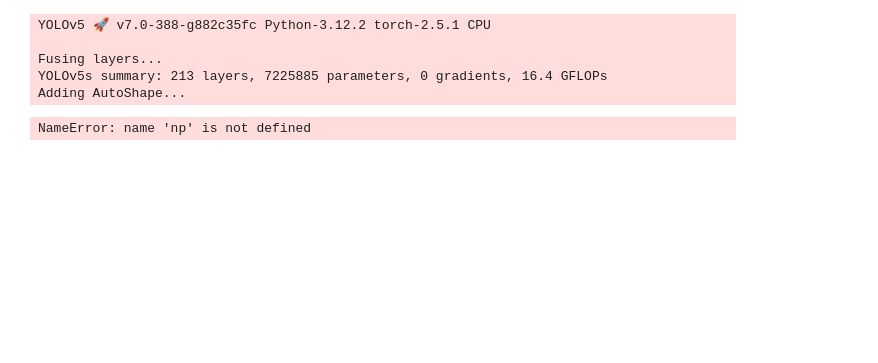
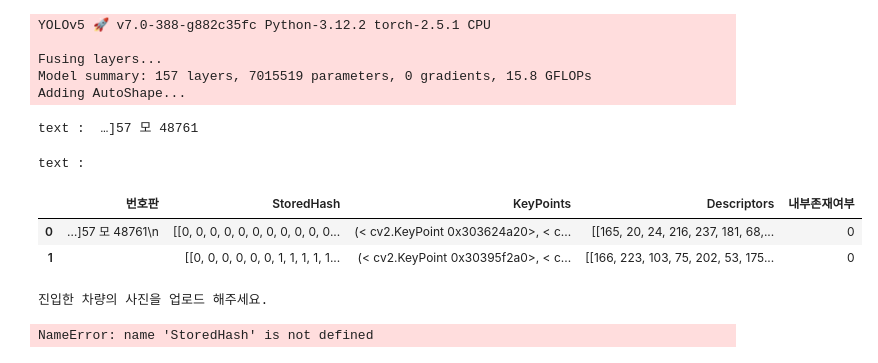
Before and after one commit to OpenSource3Team/fake-license-plate-detection, a Jupyter notebook: parking_program.ipynb, the cells around one changed output. Cells and saved outputs as stored; diff of their text form; code cells hidden in the pictures; blank space fills up the shorter version.

```diff
--- a/parking_program.ipynb
+++ b/parking_program.ipynb
@@ -1,6 +1,6 @@
 # %%
-# 필요 라이브러리 설치
-'''! pip install pytesseract
+'''# 필요 라이브러리 설치
+! pip install pytesseract
 ! pip install opencv-python-headless
 ! brew install tesseract-lang
 ! pip install matplotlib
@@ -26,13 +26,13 @@ pytesseract.pytesseract.tesseract_cmd = r'/opt/homebrew/bin/tesseract'
 
 
 # YOLOv5 모델 로드
-model_path = './yolov5s.pt'
+model_path = './best.pt'
 model = torch.hub.load('./yolov5', 'custom', path=model_path, source='local')
 # %% [output]
 YOLOv5 🚀 v7.0-388-g882c35fc Python-3.12.2 torch-2.5.1 CPU
 
 Fusing layers...
-YOLOv5s summary: 213 layers, 7225885 parameters, 0 gradients, 16.4 GFLOPs
+Model summary: 157 layers, 7015519 parameters, 0 gradients, 15.8 GFLOPs
 Adding AutoShape...
 # %%
 # 함수 선언
@@ -60,10 +60,7 @@ def imread(filename, flags=cv2.IMREAD_COLOR, dtype=np.uint8, resize_dim=(800, 60
 
 # 1. 번호판 인식 & 비교
 
-def detecting_car_plate(image) :
-    # 이미지 불러오기
-    img = cv2.imread(image)
-
+def detecting_car_plate(img) :
     # 이미지 확인
     if img is None:
         print("차량이 존재하지 않습니다.")
@@ -74,19 +71,36 @@ def detecting_car_plate(image) :
     results = model(img)
 
     detections = results.xyxy[0]  # 탐지된 객체의 좌표
-    for i, (*box, conf, cls) in enumerate(detections):  # 좌표, 신뢰도, 클래스
-        x1, y1, x2, y2 = map(int, box)  # 바운딩 박스 좌표
-        cropped_plate = img[y1:y2, x1:x2]  # 차량번호판 영역 자르기
+    for i, (*box, conf, cls) in enumerate(detections):
+        if int(cls) == 1:  # 번호판 클래스만 처리
+            x1, y1, x2, y2 = map(int, box)  # 바운딩 박스 좌표
+            cropped_plate = img[y1:y2, x1:x2]  # 번호판 영역 자르기
 
     return cropped_plate
 
 def extracting_car_number(cropped_plate) :
     config = ('--oem 3 --psm 6')
-    text = pytesseract.image_to_string(cropped_plate, lang='kornum+kor', config=config)
+    text = pytesseract.image_to_string(cropped_plate, lang='kor', config=config)
     if text is None :
         print("❌ 차량 번호 인식 불가 ❌")
     else :
         return text
+
+def detect_and_extract_car_number(img) :
+    # YOLOv5로 객체 탐지
+    results = model(img)
+
+    detections = results.xyxy[0]  # 탐지된 객체의 좌표
+    for i, (*box, conf, cls) in enumerate(detections):
+        if int(cls) == 1:  # 번호판 클래스만 처리
+            x1, y1, x2, y2 = map(int, box)  # 바운딩 박스 좌표
+            cropped_plate = img[y1:y2, x1:x2]  # 번호판 영역 자르기
+
+    config = ('--oem 3 --psm 6')
+    text = pytesseract.image_to_string(cropped_plate, lang='kor', config=config)
+    print('text : ', text)
+
+    return text
 
 
 # 2. 이미지 매칭 & 비교
@@ -133,65 +147,81 @@ detector = cv2.ORB_create()
 # BF-Hamming 생성
 matcher = cv2.BFMatcher(cv2.NORM_HAMMING2)
 
 def get_desc(img):
     img = img
     gray = cv2.cvtColor(img, cv2.COLOR_BGR2GRAY)
     kp, desc = detector.detectAndCompute(gray, None)
     return kp, desc
 
 def ORB_knnMatch(income_car_image, flag, stored_kp, stored_desc):
     # 각 영상에 대해 키 포인트와 서술자 추출
     compare_kp, compare_desc = get_desc(income_car_image)
     # knnMatch, k=2
     matches = matcher.knnMatch(compare_desc, stored_desc, 2)
 
     # 첫번재 이웃의 거리가 두 번째 이웃 거리의 75% 이내인 것만 추출---⑤
     ratio = 0.75; desc_flag = 0
     good_matches = [first for first,second in matches \
                         if first.distance < second.distance * ratio]
     if len(good_matches) > desc_criterion: desc_flag = 1; print('  ···동일 차량입니다.')
     else: print('  ···동일하지 않은 차량입니다')
     print(f'  ···특징점 매칭량 : {len(good_matches)}/{len(matches)}')
     return desc_flag
 
 
 # 4. 내부 존재 여부 확인 (데이터베이스 구현 필요)
+car1 = cv2.imread('/Users/kyungrim/Downloads/test_car/lightcar1.jpg')
+car2 = cv2.imread('/Users/kyungrim/Downloads/test_car/whitecar1.jpg')
+
+car1_kp, car1_desc = get_desc(car1)
+car2_kp, car2_desc = get_desc(car2)
+
 # 데이터베이스 (아래는 예시)
 database = pd.DataFrame({
-    '번호판' : ['37허0897', '37머0897', '49하4875'],
-    'StoredHash' : [greencar01_hash, greencar02_hash, socar01_hash],
-    'KeyPoints' : [greencar01_kp, greencar02_kp, socar01_kp],
-    'Descriptors' : [greencar01_desc, greencar02_desc, socar01_desc],
-    '내부존재여부' : [0, 0, 0]
+    '번호판' : [detect_and_extract_car_number(car1), detect_and_extract_car_number(car2)],
+    'StoredHash' : [img2hash(car1), img2hash(car2)],
+    'KeyPoints' : [car1_kp, car2_kp],
+    'Descriptors' : [car1_desc, car2_desc],
+    '내부존재여부' : [0, 0]
 })
+
+
+database
 # %% [output]
-NameError: name 'np' is not defined
+text :  …]57 모 48761
+text :
+|  | 번호판 | StoredHash | KeyPoints | Descriptors | 내부존재여부 |
+| 0 | …]57 모 48761\n | [[0, 0, 0, 0, 0, 0, 0, 0, 0, 0, 0... | (< cv2.KeyPoint 0x303624a20>, < c... | [[165, 20, 24, 216, 237, 181, 68,... | 0 |
+| 1 |  | [[0, 0, 0, 0, 0, 0, 1, 1, 1, 1, 1... | (< cv2.KeyPoint 0x30395f2a0>, < c... | [[166, 223, 103, 75, 202, 53, 175... | 0 |
 # %%
 # main
 
 # 차량 진입
 print("진입한 차량의 사진을 업로드 해주세요.")
-car = imread(, resize_dim=(800, 600))
+entering_car = imread('/Users/kyungrim/Downloads/test_car/lightcar2.jpg')
 
 # 번호판 인식
-cropped_plate = detecting_car_plate(car)
+'''cropped_plate = detecting_car_plate(entering_car)
 car_number = extracting_car_number(cropped_plate)
 if car_number :
-    print("진입한 차량의 번호판 : f{car_number}")
+    print("진입한 차량의 번호판 : ", car_number)
 
 if car_number in database['번호판'].tolist() :
     print("통과 1: 정상등록된 차량입니다.")
 else :
-    print("등록되지 않은 차량입니다.")
+    print("등록되지 않은 차량입니다.")'''
 
 # 이미지 매칭
-income_car_image, flag = image_match(car_image, stored_hash)
+income_car_image, flag = image_match(entering_car, database[StoredHash])
 if flag == 1:
     print("통과 2 : 이미지 매칭을 통과했습니다.")
 
 # 특징점 매칭
-desc_flag = ORB_knnMatch(income_car_image, flag, stored_kp, stored_desc)
+desc_flag = ORB_knnMatch(entering_car, flag, database[StoredHash], database[StoredHash])
 if desc_flag == 1:
     print("통과 3 : 특징점 매칭을 통과했습니다.")
 
 # 내부 존재 여부 확인
+# %% [output]
+진입한 차량의 사진을 업로드 해주세요.
+NameError: name 'StoredHash' is not defined
```
Also changed, not shown: 4 other files.
